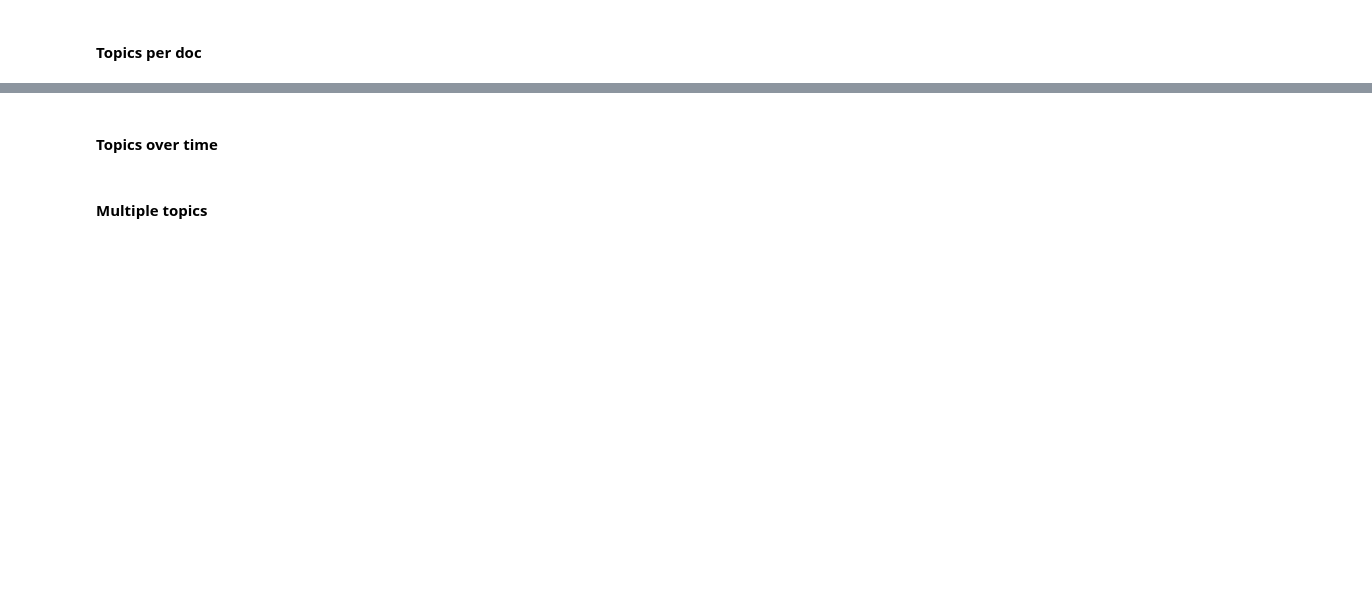
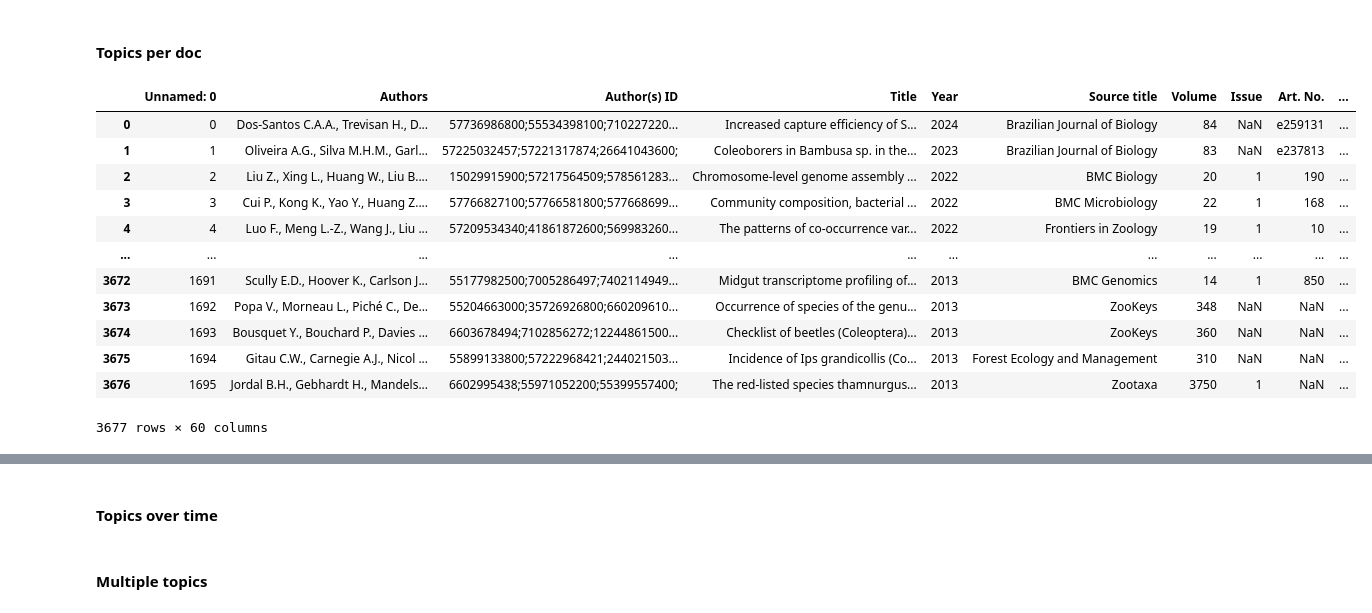
Before and after one commit to ChristopherMarais/Literature_summary, a Jupyter notebook: Bertopic/topic_extraction.ipynb, the cells around one changed output, grey strips where cells are left out. Cells and saved outputs as stored; diff of their text form; code cells hidden in the pictures; blank space fills up the shorter version.

```diff
--- a/Bertopic/topic_extraction.ipynb
+++ b/Bertopic/topic_extraction.ipynb
@@ -17,16 +17,30 @@ model = BERTopic(embedding_model="all-mpnet-base-v2", nr_topics="auto", top_n_wo
 # %%
 topics, probabilities = model.fit_transform(docs)
 # %%
-data_df['topic'+] = topics
+data_df['topic'] = topics
 data_df['topic_prob'] = probabilities.tolist()
 
 # add topic words column
 topic_df = pd.DataFrame(np.array(list(model.topic_representations_.values()))[:,:,0])
 topic_df['topic_words'] = topic_df[topic_df.columns].apply(lambda row: ' '.join(row.values.astype(str)), axis=1)
 topic_df['topic'] = list(model.topic_representations_)
 topic_df['topic_words'][0] = None
 topic_df = topic_df[['topic', 'topic_words']]
 data_df.merge(topic_df,how='left', on='topic')
+# %% [output]
+|  | Unnamed: 0 | Authors | Author(s) ID | Title | Year | Source title | Volume | Issue | Art. No. | ... |
+| 0 | 0 | Dos-Santos C.A.A., Trevisan H., D... | 57736986800;55534398100;710227220... | Increased capture efficiency of S... | 2024 | Brazilian Journal of Biology | 84 | NaN | e259131 | ... |
+| 1 | 1 | Oliveira A.G., Silva M.H.M., Garl... | 57225032457;57221317874;26641043600; | Coleoborers in Bambusa sp. in the... | 2023 | Brazilian Journal of Biology | 83 | NaN | e237813 | ... |
+| 2 | 2 | Liu Z., Xing L., Huang W., Liu B.... | 15029915900;57217564509;578561283... | Chromosome-level genome assembly ... | 2022 | BMC Biology | 20 | 1 | 190 | ... |
+| 3 | 3 | Cui P., Kong K., Yao Y., Huang Z.... | 57766827100;57766581800;577668699... | Community composition, bacterial ... | 2022 | BMC Microbiology | 22 | 1 | 168 | ... |
+| 4 | 4 | Luo F., Meng L.-Z., Wang J., Liu ... | 57209534340;41861872600;569983260... | The patterns of co-occurrence var... | 2022 | Frontiers in Zoology | 19 | 1 | 10 | ... |
+| ... | ... | ... | ... | ... | ... | ... | ... | ... | ... | ... |
+| 3672 | 1691 | Scully E.D., Hoover K., Carlson J... | 55177982500;7005286497;7402114949... | Midgut transcriptome profiling of... | 2013 | BMC Genomics | 14 | 1 | 850 | ... |
+| 3673 | 1692 | Popa V., Morneau L., Piché C., De... | 55204663000;35726926800;660209610... | Occurrence of species of the genu... | 2013 | ZooKeys | 348 | NaN | NaN | ... |
+| 3674 | 1693 | Bousquet Y., Bouchard P., Davies ... | 6603678494;7102856272;12244861500... | Checklist of beetles (Coleoptera)... | 2013 | ZooKeys | 360 | NaN | NaN | ... |
+| 3675 | 1694 | Gitau C.W., Carnegie A.J., Nicol ... | 55899133800;57222968421;244021503... | Incidence of Ips grandicollis (Co... | 2013 | Forest Ecology and Management | 310 | NaN | NaN | ... |
+| 3676 | 1695 | Jordal B.H., Gebhardt H., Mandels... | 6602995438;55971052200;55399557400; | The red-listed species thamnurgus... | 2013 | Zootaxa | 3750 | 1 | NaN | ... |
+3677 rows × 60 columns
 # %%
 data_df.to_csv('papers_bertopic.csv', index=False)
 # %%
```
Also changed, not shown: parts of 4 cells of this notebook, 4 other files.
